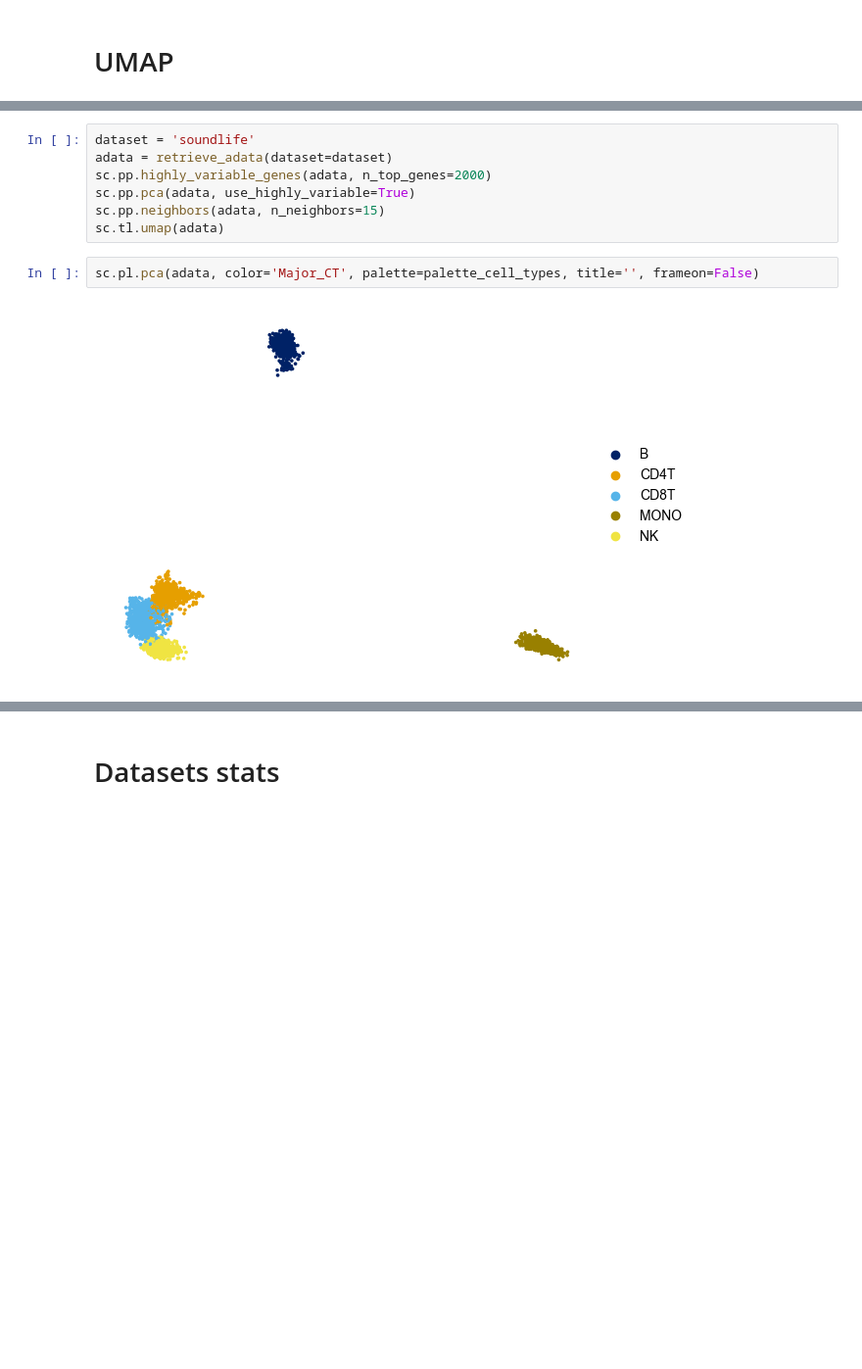
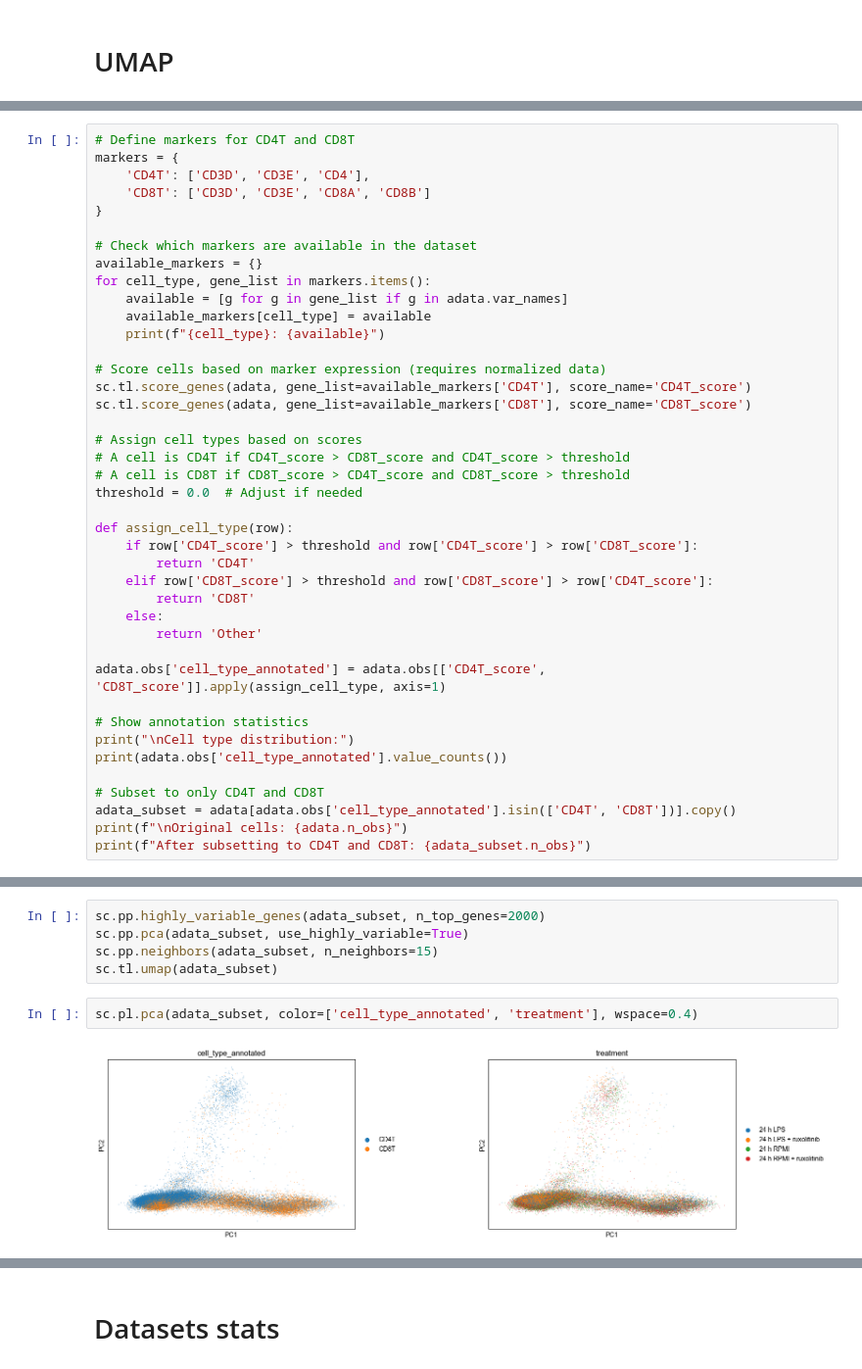
Before and after one commit to janursa/HIRA, a Jupyter notebook: notebooks/supp_results.ipynb, the cells around one changed output, grey strips where cells are left out. Shown at 98% size. Cells and saved outputs as stored; diff of their text form; blank space fills up the shorter version.

```diff
--- a/notebooks/supp_results.ipynb
+++ b/notebooks/supp_results.ipynb
@@ -451,0 +475,41 @@ All outputs saved to: /Users/jno24/Documents/projs/ongoing/hiara/base_folder/out
+# %%
+# Define markers for CD4T and CD8T
+markers = {
+    'CD4T': ['CD3D', 'CD3E', 'CD4'],
+    'CD8T': ['CD3D', 'CD3E', 'CD8A', 'CD8B']
+}
+
+# Check which markers are available in the dataset
+available_markers = {}
+for cell_type, gene_list in markers.items():
+    available = [g for g in gene_list if g in adata.var_names]
+    available_markers[cell_type] = available
+    print(f"{cell_type}: {available}")
+
+# Score cells based on marker expression (requires normalized data)
+sc.tl.score_genes(adata, gene_list=available_markers['CD4T'], score_name='CD4T_score')
+sc.tl.score_genes(adata, gene_list=available_markers['CD8T'], score_name='CD8T_score')
+
+# Assign cell types based on scores
+# A cell is CD4T if CD4T_score > CD8T_score and CD4T_score > threshold
+# A cell is CD8T if CD8T_score > CD4T_score and CD8T_score > threshold
+threshold = 0.0  # Adjust if needed
+
+def assign_cell_type(row):
+    if row['CD4T_score'] > threshold and row['CD4T_score'] > row['CD8T_score']:
+        return 'CD4T'
+    elif row['CD8T_score'] > threshold and row['CD8T_score'] > row['CD4T_score']:
+        return 'CD8T'
+    else:
+        return 'Other'
+
+adata.obs['cell_type_annotated'] = adata.obs[['CD4T_score', 'CD8T_score']].apply(assign_cell_type, axis=1)
+
+# Show annotation statistics
+print("\nCell type distribution:")
+print(adata.obs['cell_type_annotated'].value_counts())
+
+# Subset to only CD4T and CD8T
+adata_subset = adata[adata.obs['cell_type_annotated'].isin(['CD4T', 'CD8T'])].copy()
+print(f"\nOriginal cells: {adata.n_obs}")
+print(f"After subsetting to CD4T and CD8T: {adata_subset.n_obs}")
@@ -452,11 +529,9 @@ All outputs saved to: /Users/jno24/Documents/projs/ongoing/hiara/base_folder/out
 # %%
-dataset = 'soundlife'
-adata = retrieve_adata(dataset=dataset)
-sc.pp.highly_variable_genes(adata, n_top_genes=2000)
-sc.pp.pca(adata, use_highly_variable=True)
-sc.pp.neighbors(adata, n_neighbors=15)
-sc.tl.umap(adata)
+sc.pp.highly_variable_genes(adata_subset, n_top_genes=2000)
+sc.pp.pca(adata_subset, use_highly_variable=True)
+sc.pp.neighbors(adata_subset, n_neighbors=15)
+sc.tl.umap(adata_subset)
-# %%
-sc.pl.pca(adata, color='Major_CT', palette=palette_cell_types, title='', frameon=False)
-# %% [output]
-[figure, removed]
+# %%
+sc.pl.pca(adata_subset, color=['cell_type_annotated', 'treatment'], wspace=0.4)
+# %% [output]
+[figure, added]
```
Also changed, not shown: parts of 17 cells of this notebook, 33 other files.
